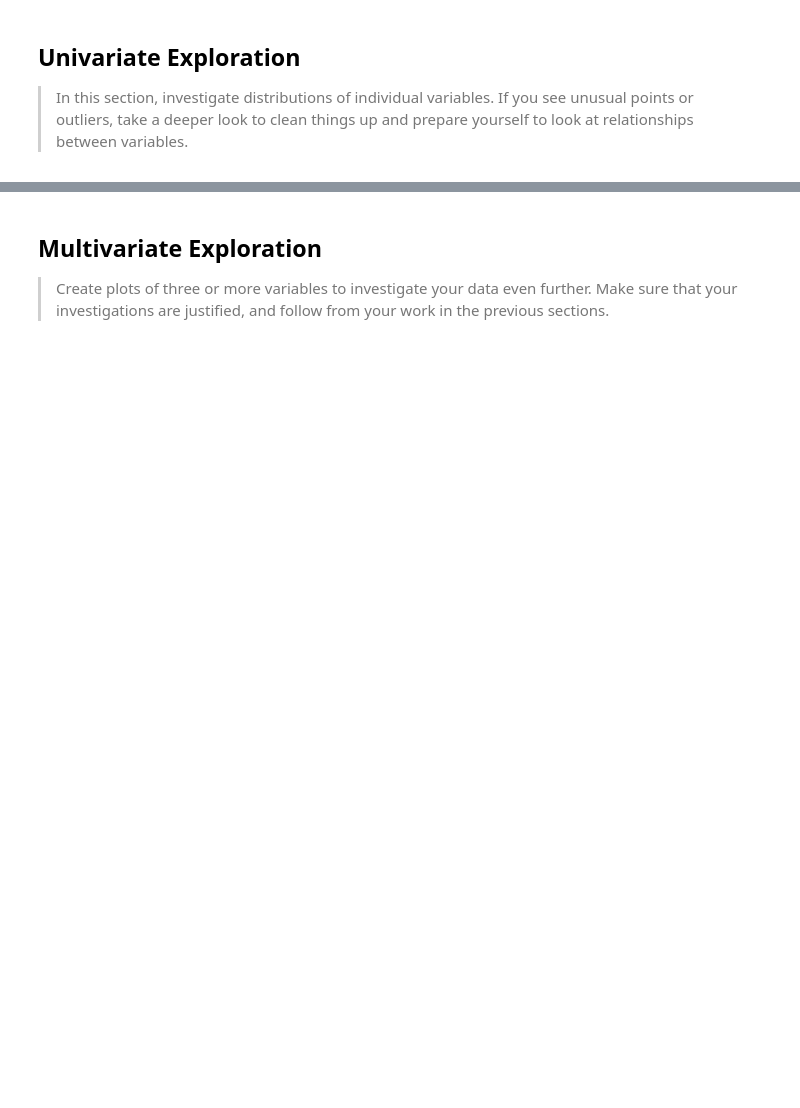
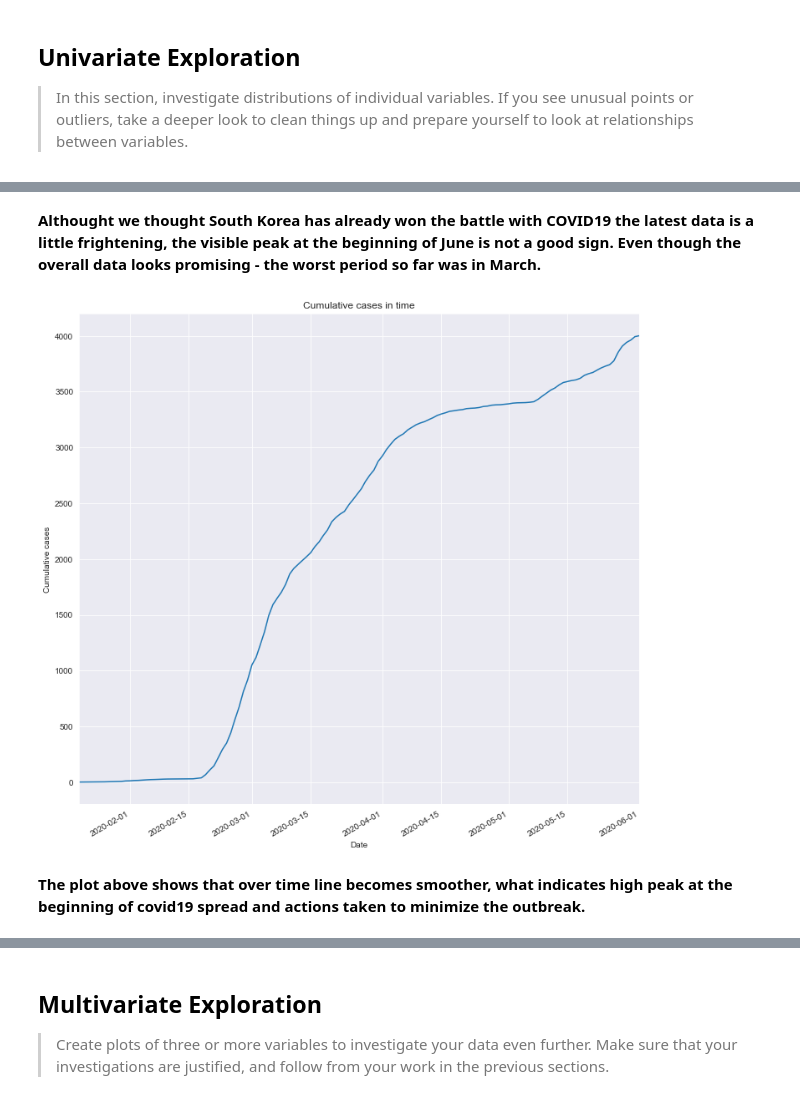
Before and after one commit to iamjakkie/CovidDataAnalysis, a Jupyter notebook: exploration_template.ipynb, the cells around one changed output, grey strips where cells are left out. Drawn from its saved outputs; the diff is of its cells as text; code cells hidden in the pictures; blank space fills up the shorter version.

Commit message:
Analysis of COVID19 in South Korea

```diff
--- a/exploration_template.ipynb
+++ b/exploration_template.ipynb
@@ -309,0 +160,13 @@ plt.show()
+# %% [markdown]
+**Althought we thought South Korea has already won the battle with COVID19 the latest data is a little frightening, the visible peak at the beginning of June is not a good sign. Even though the overall data looks promising - the worst period so far was in March.**
+# %%
+plt.figure(figsize=(12,12))
+accumulated_count = daily_count.cumsum()
+accumulated_count.sort_values().plot()
+plt.xlabel('Date')
+plt.ylabel('Cumulative cases')
+plt.title('Cumulative cases in time');
+# %% [output]
+[figure, added]
+# %% [markdown]
+**The plot above shows that over time line becomes smoother, what indicates high peak at the beginning of covid19 spread and actions taken to minimize the outbreak.**
```
Also changed, not shown: parts of 75 cells of this notebook, 3 other files.
